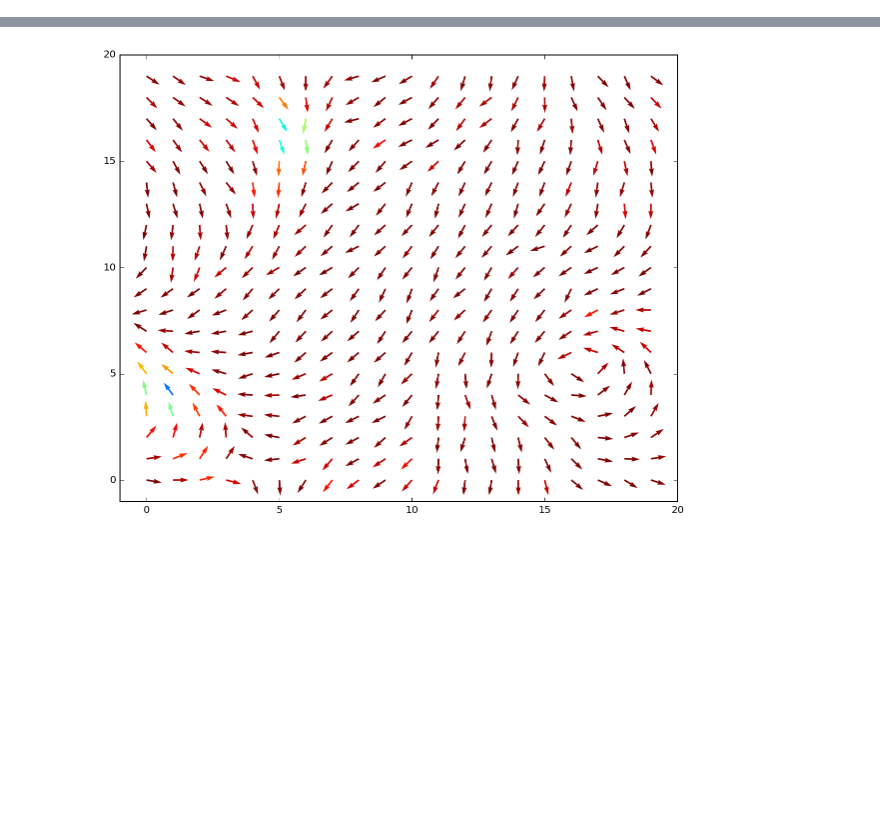
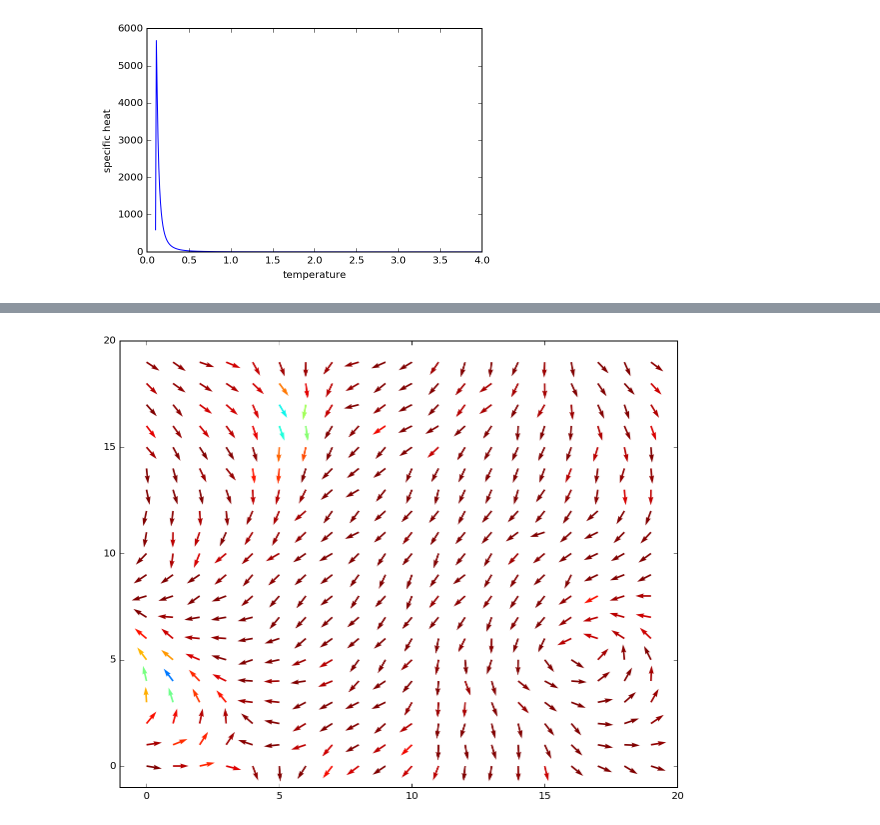
Before and after one commit to kaitshin/PHYSICS113-final-project, a Jupyter notebook: XY_Model.ipynb, the cells around one changed output, grey strips where cells are left out. Saved outputs shown, nothing was run; the diff lists cells and outputs as text; code cells hidden in the pictures; blank space fills up the shorter version.

```diff
--- a/XY_Model.ipynb
+++ b/XY_Model.ipynb
@@ -260,2 +297,10 @@ for T in T_vals:
 
 specific_heats = np.array(specific_heats)
+# %%
+# T = [0.1, 4.0]
+plt.plot(T_vals, specific_heats)
+plt.xlabel('temperature')
+plt.ylabel('specific heat')
+plt.show()
+# %% [output]
+[figure, added]
```
Also changed, not shown: parts of 16 cells of this notebook.
